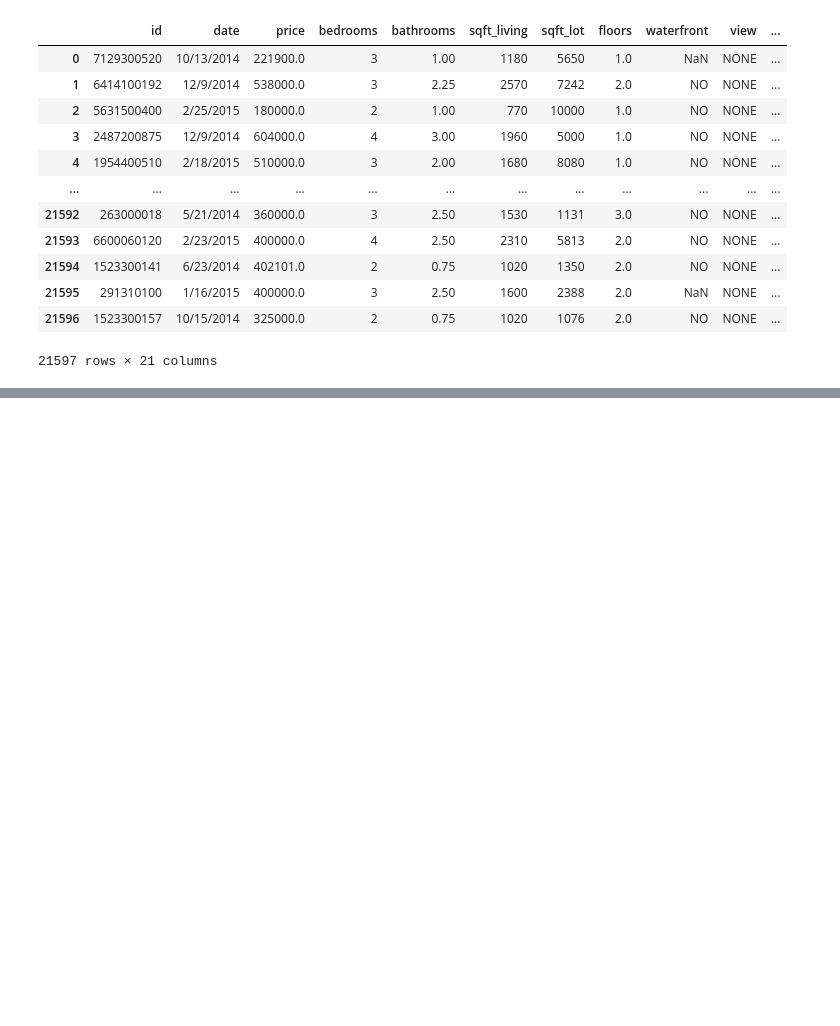
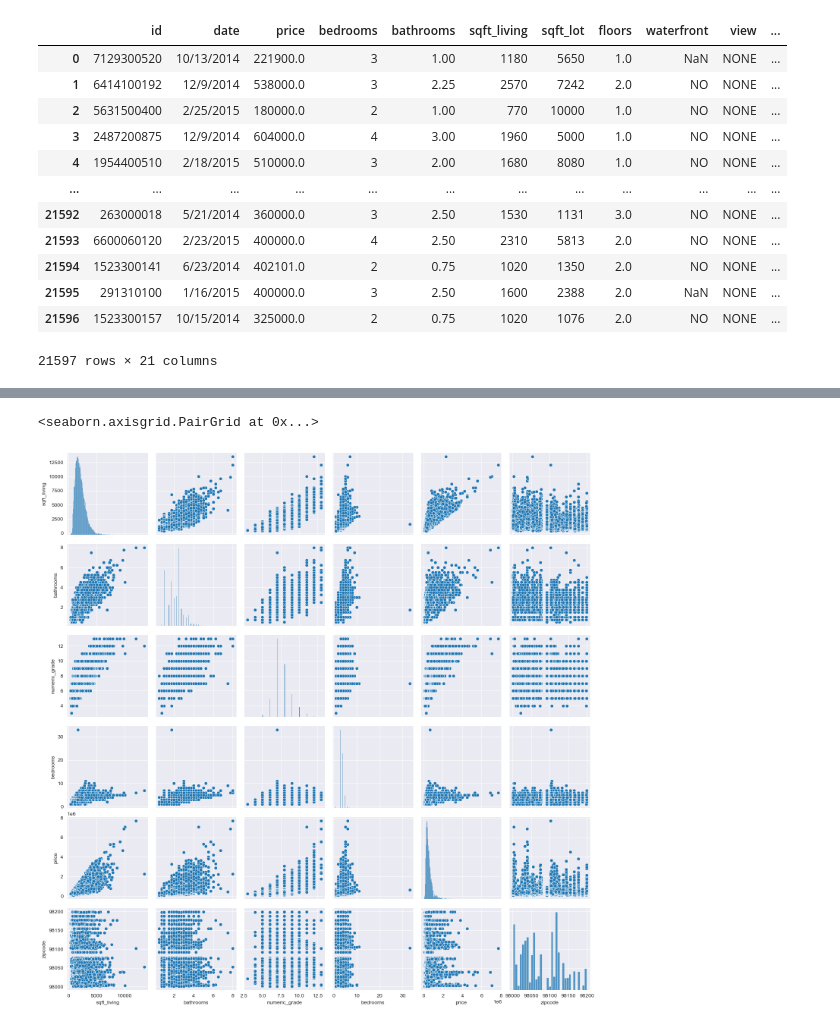
Before and after one commit to swalehmwadime/dsc-phase-2-project-v2-3, a Jupyter notebook: student.ipynb, the cells around one changed output, grey strips where cells are left out. Cells and saved outputs as stored; diff of their text form; code cells hidden in the pictures; blank space fills up the shorter version.

```diff
--- a/student.ipynb
+++ b/student.ipynb
@@ -59,0 +300,5 @@ data
+# %%
+sns.pairplot(data[relevant_columns])
+# %% [output]
+<seaborn.axisgrid.PairGrid at 0x...>
+[figure, added]
```
Also changed, not shown: parts of 48 cells of this notebook.
